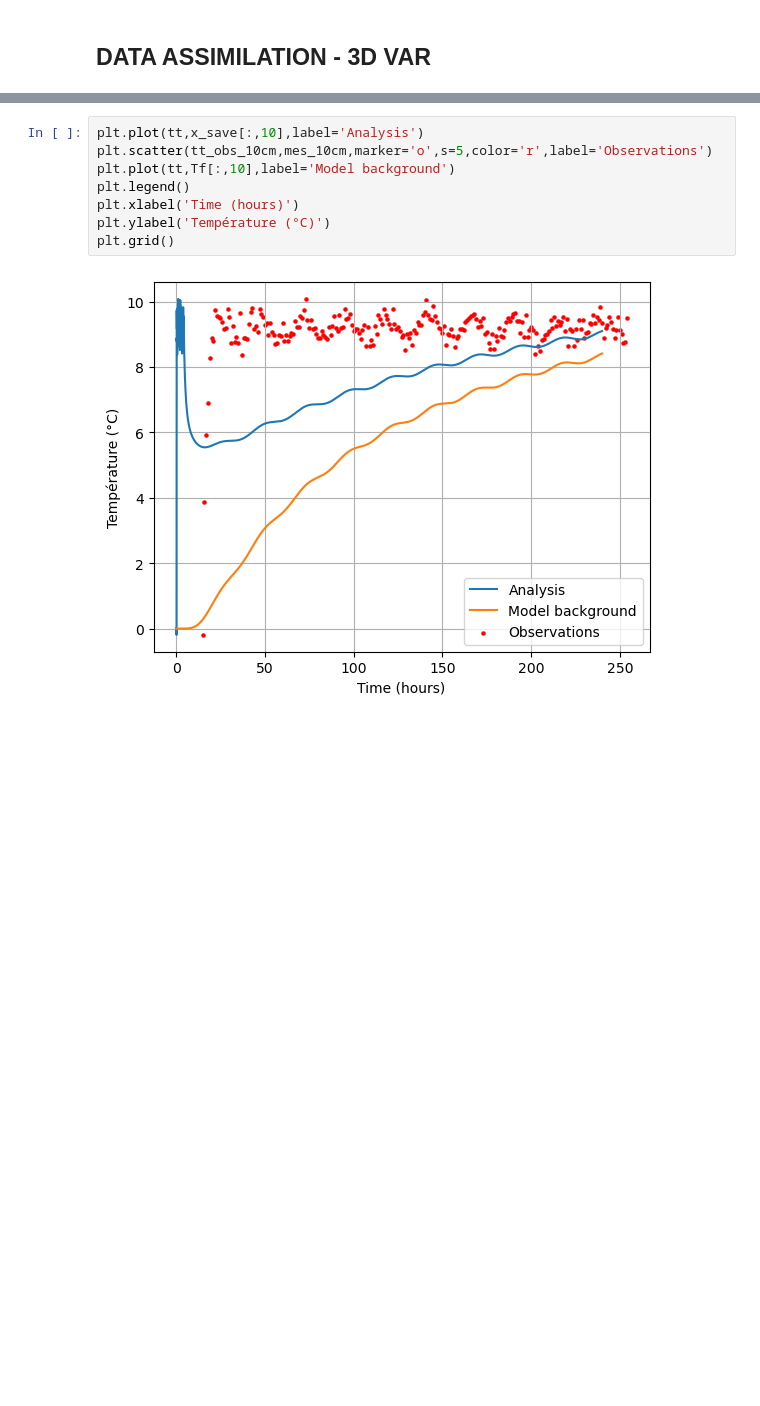
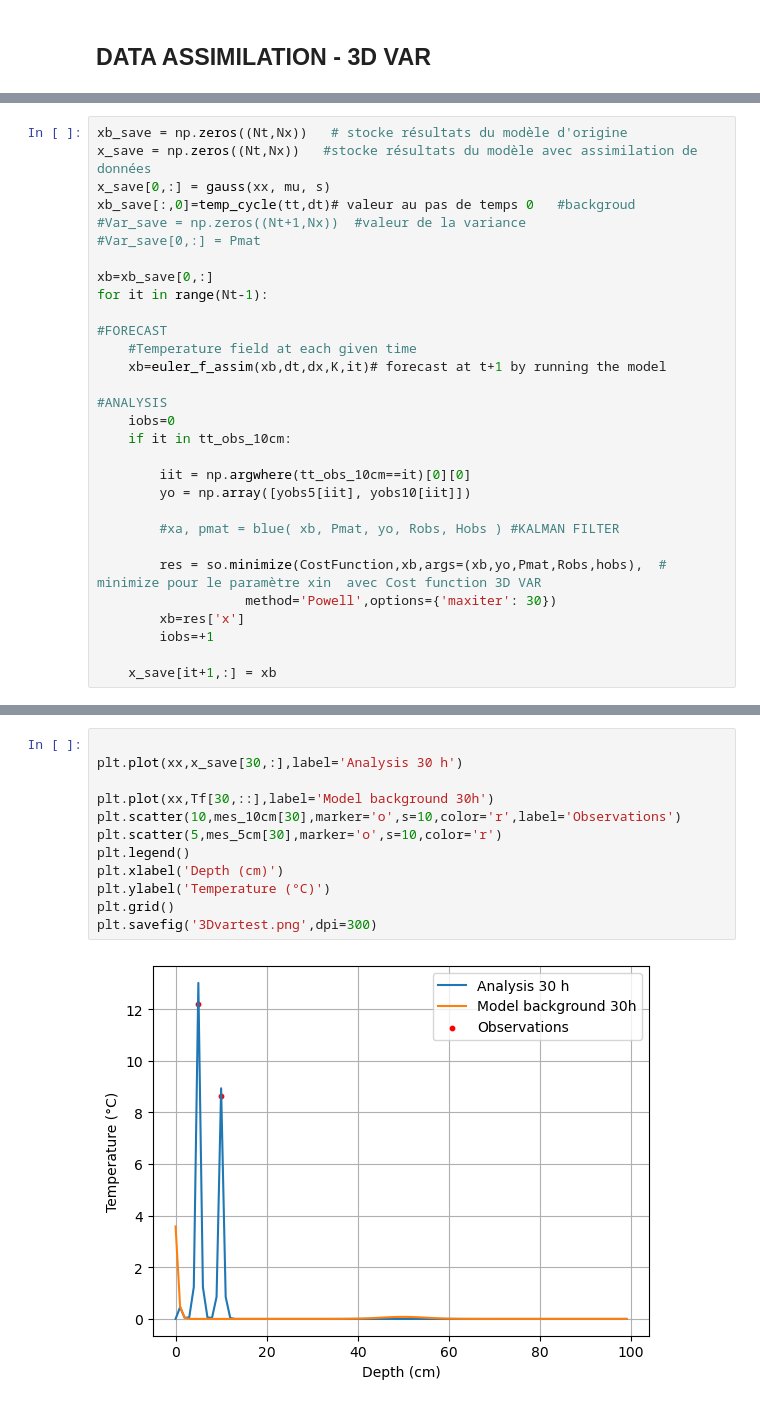
Before and after one commit to brune-RS/M2-Projet-numerique--Finite-difference--Data-assimilation-, a Jupyter notebook: generate_obs+3Dvar.ipynb, the cells around one changed output, grey strips where cells are left out. Saved outputs shown, nothing was run; the diff lists cells and outputs as text; blank space fills up the shorter version.

```diff
--- a/generate_obs+3Dvar.ipynb
+++ b/generate_obs+3Dvar.ipynb
@@ -147 +136,31 @@ for it in range(Nt-1):
+# %%
+xb_save = np.zeros((Nt,Nx))   # stocke résultats du modèle d'origine
+x_save = np.zeros((Nt,Nx))   #stocke résultats du modèle avec assimilation de données
+x_save[0,:] = gauss(xx, mu, s)
+xb_save[:,0]=temp_cycle(tt,dt)# valeur au pas de temps 0   #backgroud
+#Var_save = np.zeros((Nt+1,Nx))  #valeur de la variance
+#Var_save[0,:] = Pmat
+
+xb=xb_save[0,:]
+for it in range(Nt-1):
+
+#FORECAST
+    #Temperature field at each given time
+    xb=euler_f_assim(xb,dt,dx,K,it)# forecast at t+1 by running the model
+
+#ANALYSIS
+    iobs=0
+    if it in tt_obs_10cm:
+
+        iit = np.argwhere(tt_obs_10cm==it)[0][0]
+        yo = np.array([yobs5[iit], yobs10[iit]])
+
+        #xa, pmat = blue( xb, Pmat, yo, Robs, Hobs ) #KALMAN FILTER
+
+        res = so.minimize(CostFunction,xb,args=(xb,yo,Pmat,Robs,hobs),  # minimize pour le paramètre xin  avec Cost function 3D VAR
+                   method='Powell',options={'maxiter': 30})
+        xb=res['x']
+        iobs=+1
+
+    x_save[it+1,:] = xb
 # %%
@@ -157,10 +177,14 @@ plt.grid()
 # %%
-plt.plot(tt,x_save[:,10],label='Analysis')
-plt.scatter(tt_obs_10cm,mes_10cm,marker='o',s=5,color='r',label='Observations')
-plt.plot(tt,Tf[:,10],label='Model background')
+
+plt.plot(xx,x_save[30,:],label='Analysis 30 h')
+
+plt.plot(xx,Tf[30,::],label='Model background 30h')
+plt.scatter(10,mes_10cm[30],marker='o',s=10,color='r',label='Observations')
+plt.scatter(5,mes_5cm[30],marker='o',s=10,color='r')
 plt.legend()
-plt.xlabel('Time (hours)')
-plt.ylabel('Température (°C)')
+plt.xlabel('Depth (cm)')
+plt.ylabel('Temperature (°C)')
 plt.grid()
+plt.savefig('3Dvartest.png',dpi=300)
 # %% [output]
-[figure, old version]
+[figure, new version]
```
Also changed, not shown: parts of 11 cells of this notebook, 1 other file.
